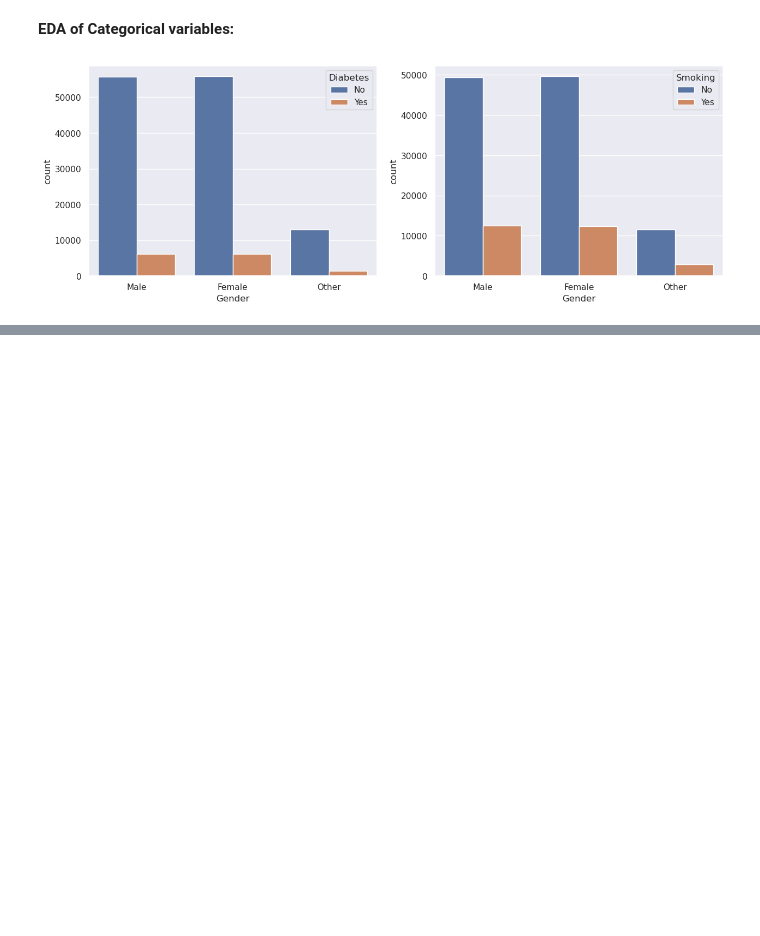
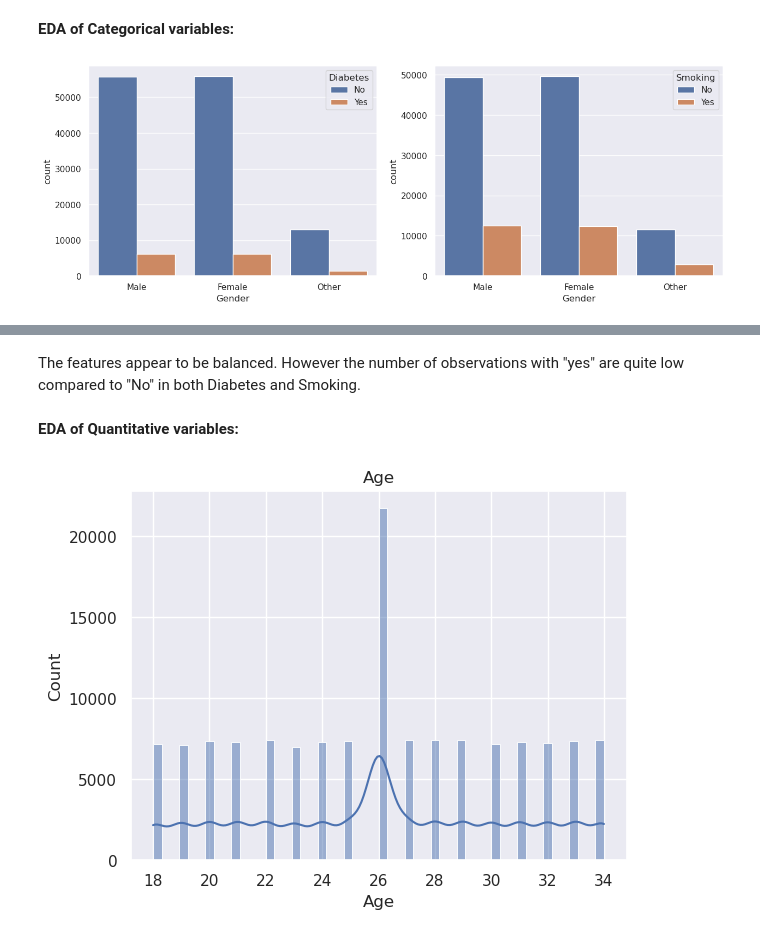
Before and after one commit to LaxmiVatsalyaDaita/Kaggle, a Jupyter notebook: med-students-data-analysis.ipynb, the cells around one changed output, grey strips where cells are left out. Drawn from its saved outputs; the diff is of its cells as text; code cells hidden in the pictures; blank space fills up the shorter version.

```diff
--- a/med-students-data-analysis.ipynb
+++ b/med-students-data-analysis.ipynb
@@ -212,0 +227,10 @@ fig.show()
+# %% [markdown]
+The features appear to be balanced. However the number of observations with "yes" are quite low compared to "No" in both Diabetes and Smoking.
+# %% [markdown]
+**EDA of Quantitative variables:**
+# %%
+sns.histplot(data_cleaned, x='Age', kde=True)
+plt.title('Age')
+plt.show()
+# %% [output]
+[figure, added]
```
Also changed, not shown: parts of 13 cells of this notebook.
